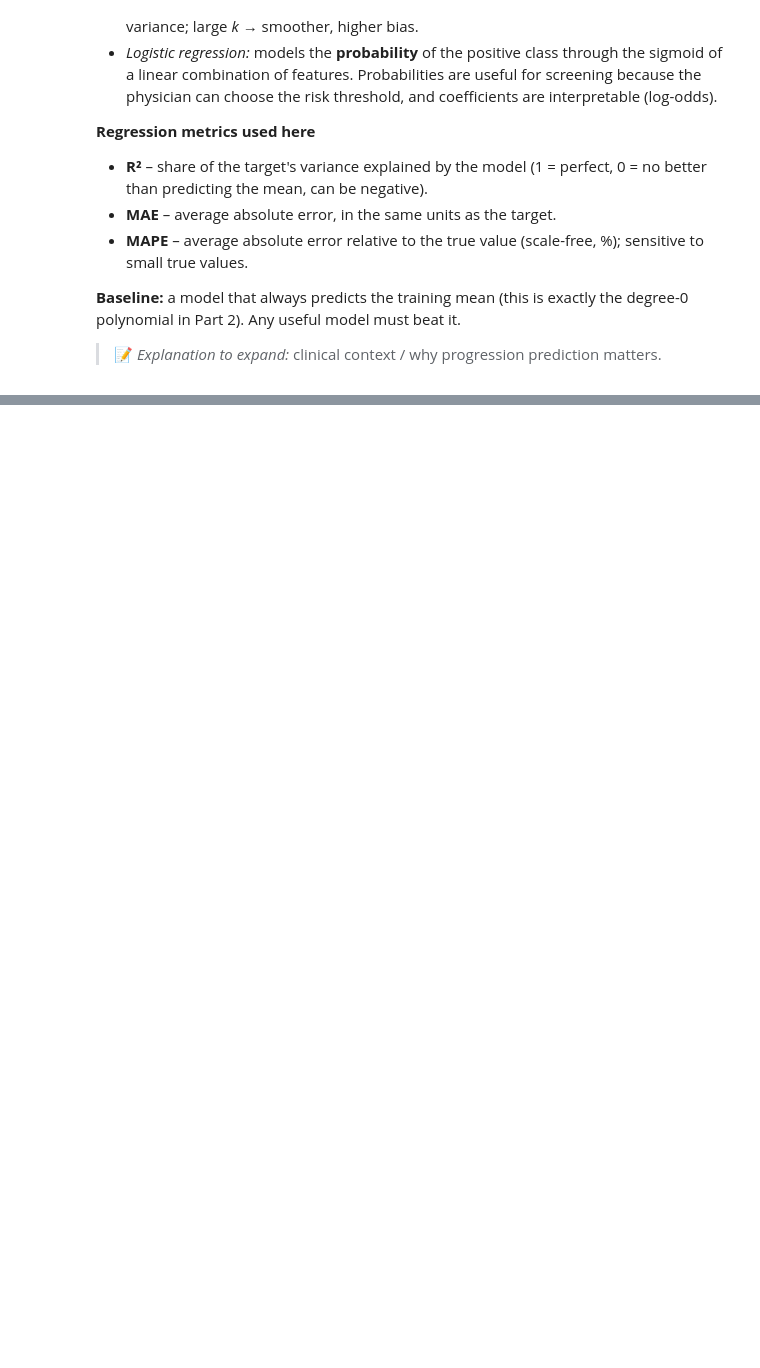
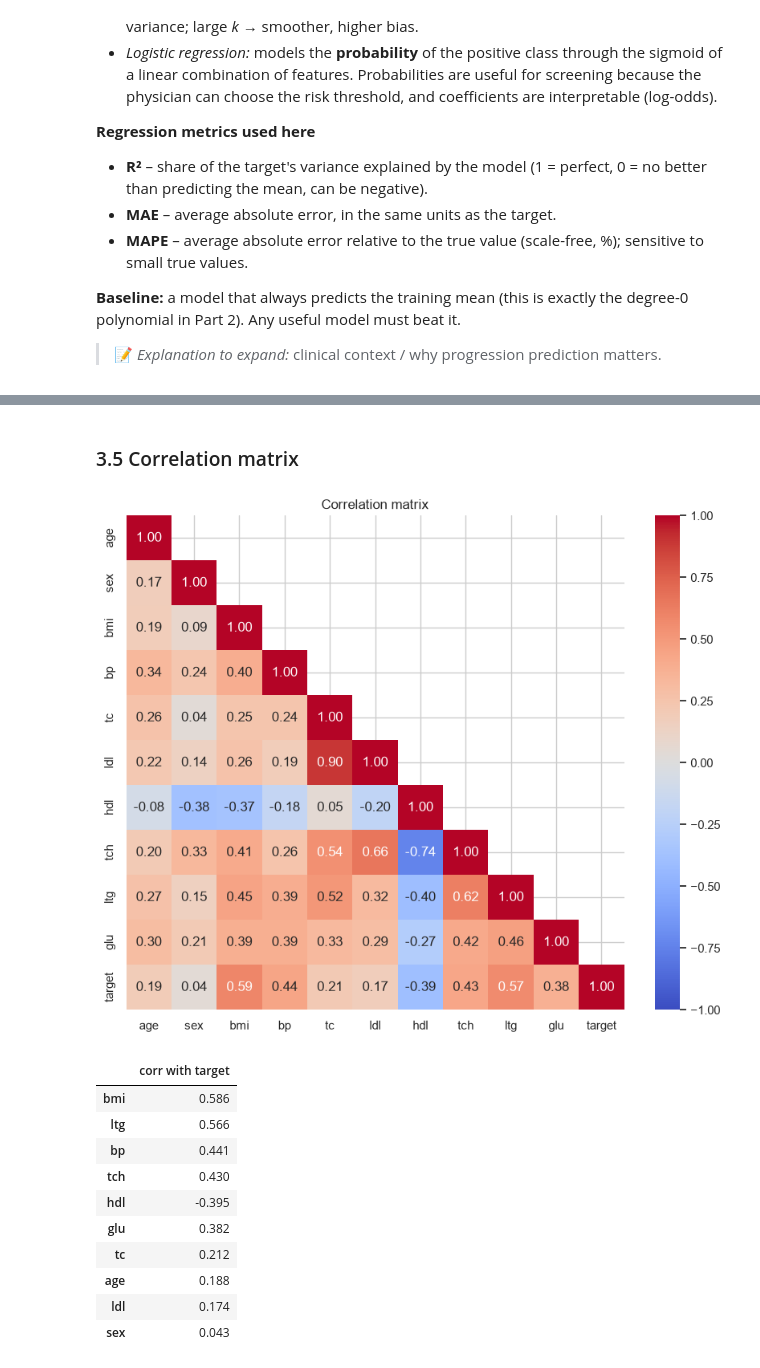
Before and after one commit to Namypark/diabetes-progression-lab2, a Jupyter notebook: lab2_diabetes.ipynb, the cells around one changed output, grey strips where cells are left out. Cells and saved outputs as stored; diff of their text form; code cells hidden in the pictures; blank space fills up the shorter version.

```diff
--- a/lab2_diabetes.ipynb
+++ b/lab2_diabetes.ipynb
@@ -115,0 +225,24 @@ polynomial in Part 2). Any useful model must beat it.
+# %% [markdown]
+### 3.5 Correlation matrix
+# %%
+corr = df.corr()
+plt.figure(figsize=(10, 8))
+sns.heatmap(corr, annot=True, fmt=".2f", cmap="coolwarm", vmin=-1, vmax=1,
+            mask=np.triu(np.ones_like(corr, dtype=bool), k=1))
+plt.title("Correlation matrix")
+plt.show()
+
+corr["target"].drop("target").sort_values(key=abs, ascending=False).to_frame("corr with target")
+# %% [output]
+[figure, added]
+|  | corr with target |
+| bmi | 0.586 |
+| ltg | 0.566 |
+| bp | 0.441 |
+| tch | 0.430 |
+| hdl | -0.395 |
+| glu | 0.382 |
+| tc | 0.212 |
+| age | 0.188 |
+| ldl | 0.174 |
+| sex | 0.043 |
```
Also changed, not shown: parts of 11 cells of this notebook.
